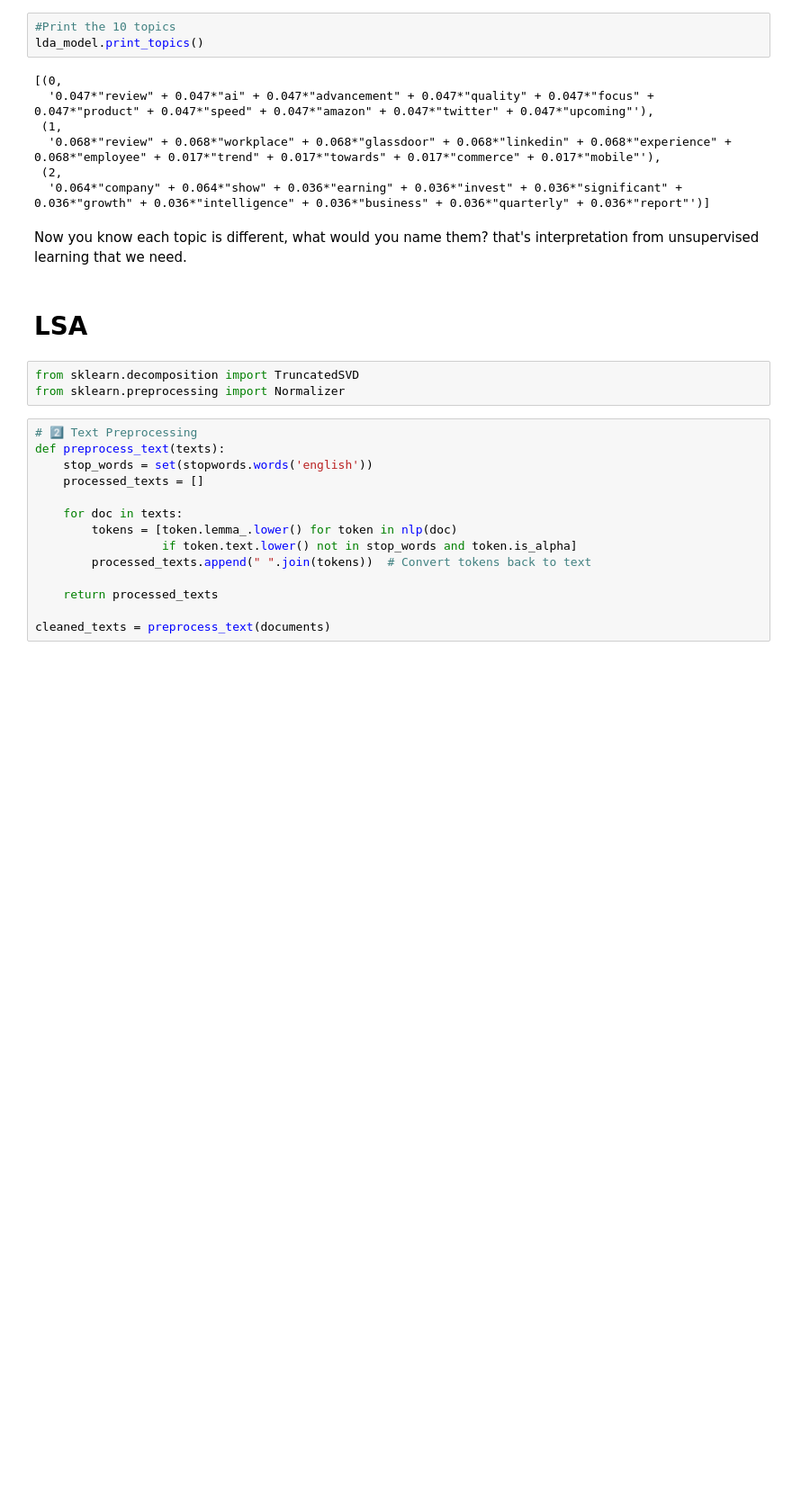
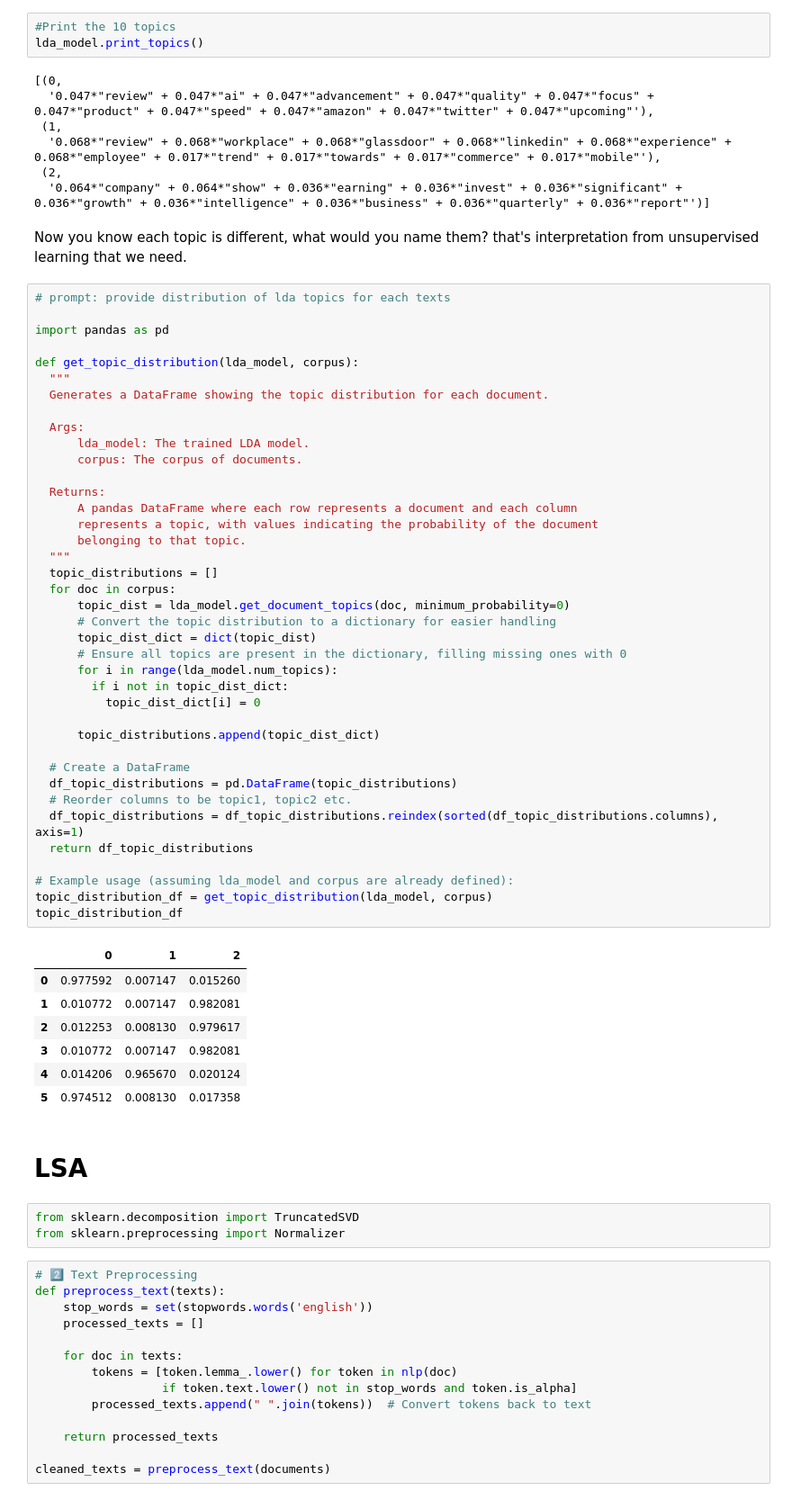
Before and after one commit to 79AceVo/Text-analytics, a Jupyter notebook: TopicModeling_LDA_LSA_NMF_.ipynb, the cells around one changed output. Shown at 90% size. Drawn from its saved outputs; the diff is of its cells as text; blank space fills up the shorter version.

```diff
--- a/TopicModeling_LDA_LSA_NMF_.ipynb
+++ b/TopicModeling_LDA_LSA_NMF_.ipynb
@@ -224,6 +224,53 @@ lda_model.print_topics()
   '0.064*"company" + 0.064*"show" + 0.036*"earning" + 0.036*"invest" + 0.036*"significant" + 0.036*"growth" + 0.036*"intelligence" + 0.036*"business" + 0.036*"quarterly" + 0.036*"report"')]
 # %% [markdown]
 Now you know each topic is different, what would you name them? that's interpretation from unsupervised learning that we need.
+# %%
+# prompt: provide distribution of lda topics for each texts
+
+import pandas as pd
+
+def get_topic_distribution(lda_model, corpus):
+  """
+  Generates a DataFrame showing the topic distribution for each document.
+
+  Args:
+      lda_model: The trained LDA model.
+      corpus: The corpus of documents.
+
+  Returns:
+      A pandas DataFrame where each row represents a document and each column
+      represents a topic, with values indicating the probability of the document
+      belonging to that topic.
+  """
+  topic_distributions = []
+  for doc in corpus:
+      topic_dist = lda_model.get_document_topics(doc, minimum_probability=0)
+      # Convert the topic distribution to a dictionary for easier handling
+      topic_dist_dict = dict(topic_dist)
+      # Ensure all topics are present in the dictionary, filling missing ones with 0
+      for i in range(lda_model.num_topics):
+        if i not in topic_dist_dict:
+          topic_dist_dict[i] = 0
+
+      topic_distributions.append(topic_dist_dict)
+
+  # Create a DataFrame
+  df_topic_distributions = pd.DataFrame(topic_distributions)
+  # Reorder columns to be topic1, topic2 etc.
+  df_topic_distributions = df_topic_distributions.reindex(sorted(df_topic_distributions.columns), axis=1)
+  return df_topic_distributions
+
+# Example usage (assuming lda_model and corpus are already defined):
+topic_distribution_df = get_topic_distribution(lda_model, corpus)
+topic_distribution_df
+# %% [output]
+|  | 0 | 1 | 2 |
+| 0 | 0.977592 | 0.007147 | 0.015260 |
+| 1 | 0.010772 | 0.007147 | 0.982081 |
+| 2 | 0.012253 | 0.008130 | 0.979617 |
+| 3 | 0.010772 | 0.007147 | 0.982081 |
+| 4 | 0.014206 | 0.965670 | 0.020124 |
+| 5 | 0.974512 | 0.008130 | 0.017358 |
 # %% [markdown]
 # LSA
 # %%
```
